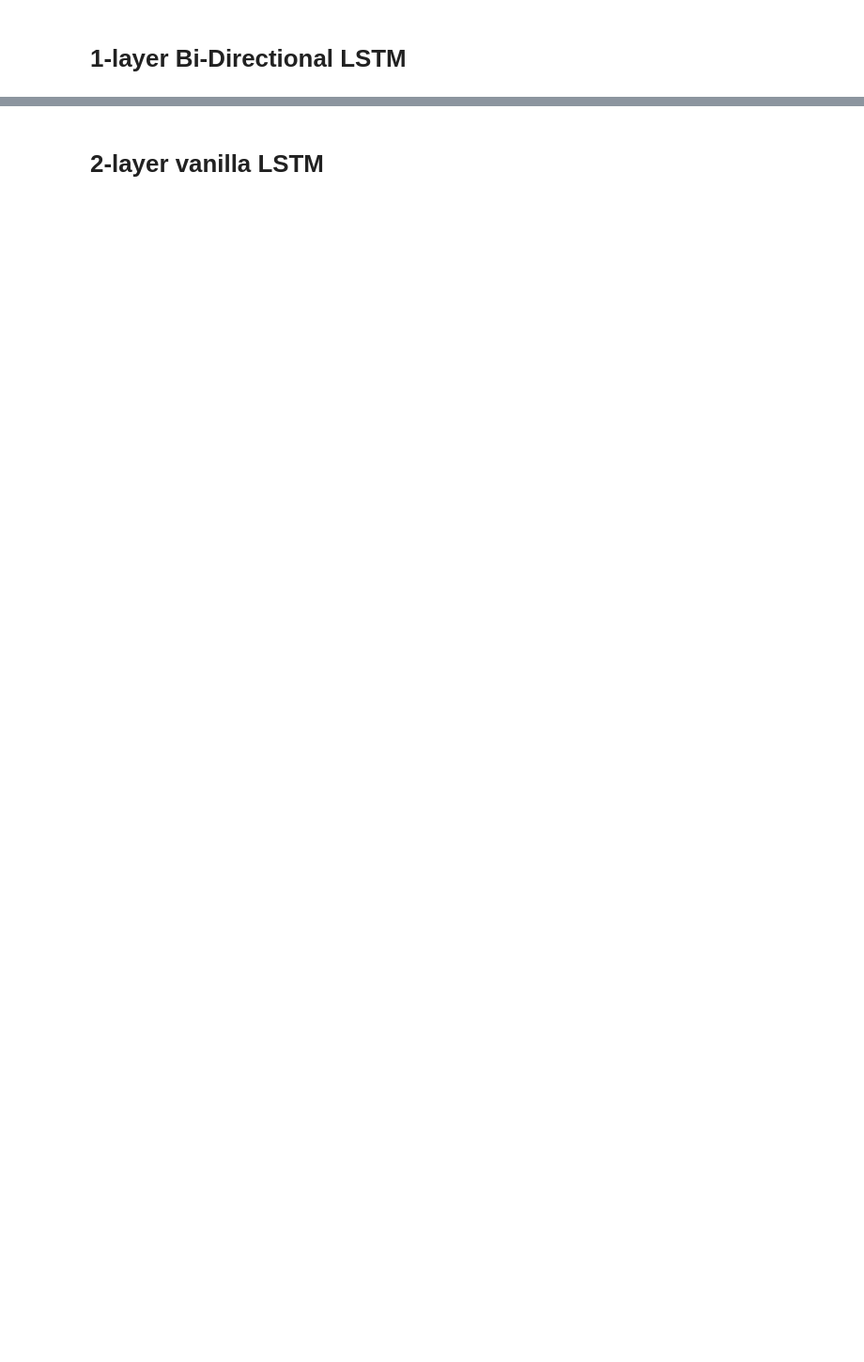
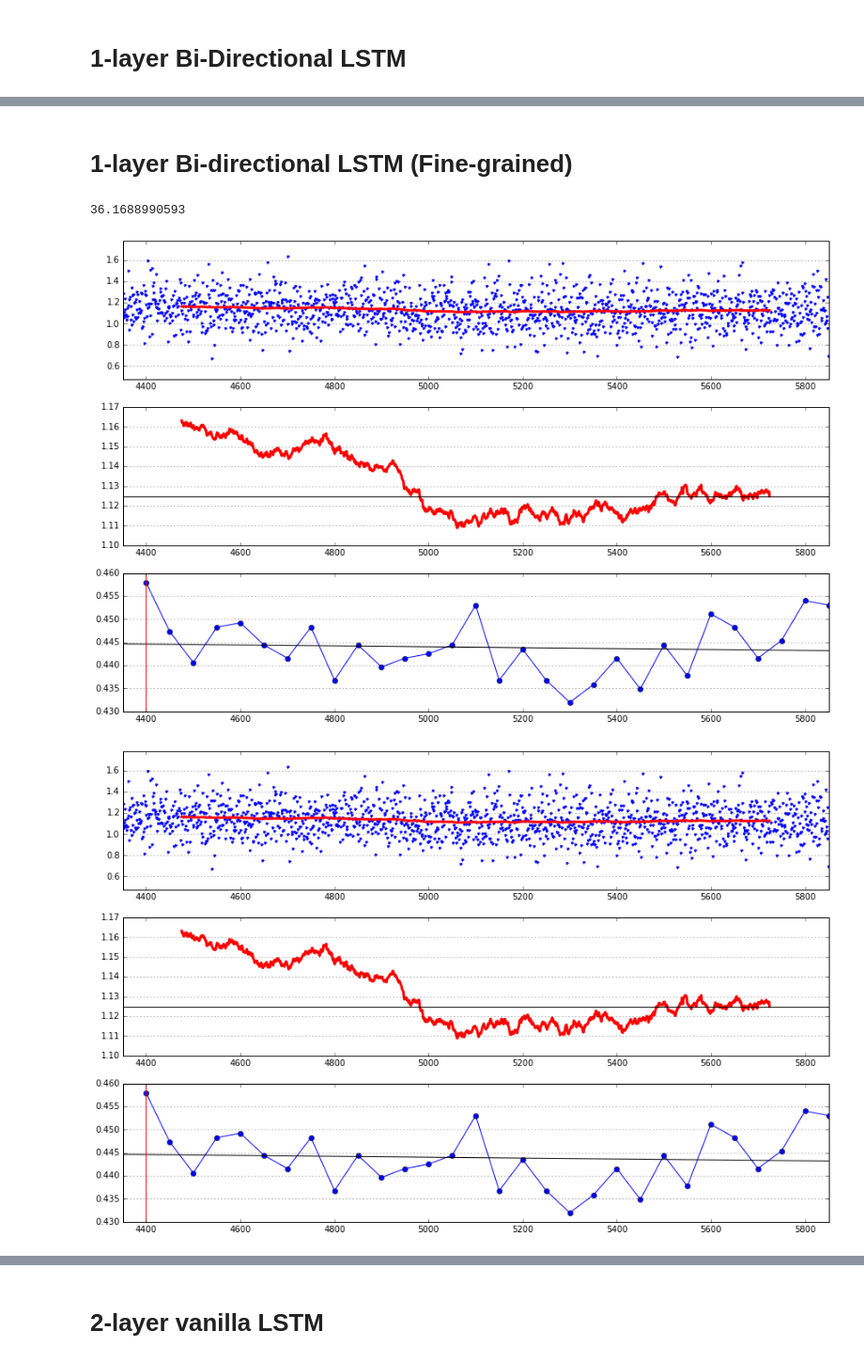
Before and after one commit to alextrott16/sentimiento, a Jupyter notebook: LSTM dev.ipynb, the cells around one changed output, grey strips where cells are left out. Shown at 94% size. Drawn from its saved outputs; the diff is of its cells as text; code cells hidden in the pictures; blank space fills up the shorter version.

```diff
--- a/LSTM dev.ipynb
+++ b/LSTM dev.ipynb
@@ -538,0 +406,24 @@ full_eval(net_LSTM_1B_binary, baseline_mean=87.5, baseline_std=0.5)
+# %% [markdown]
+# 1-layer Bi-directional LSTM (Fine-grained)
+# %%
+# Build a 1-layer vanilla LSTM
+inp_dim = 300
+inp_dropout = 0.5
+layer_specs = [(168, 0.5)]
+
+# Build the LSTM "stack"
+S = network_components.BiLSTM_stack(inp_dim, layer_specs, inp_dropout)
+S.initialize_stack_weights(b_f_offset=1.0)
+# Add the output sigmoid layer
+O = network_components.soft_reader(S.out_dim, 5)
+
+# Create the network
+net_LSTM_1B_fg = network(S, O, bi_flag=True, fine_grained=True, batch_size=25, eval_dev_every=50, alpha=0.005)
+# %% [output]
+36.1688990593
+# %%
+# Train it
+train_do(net_LSTM_1B_fg, no_improve_limit=28, plot_window=1500)
+# %% [output]
+[figure, added]
+[figure, added]
```
Also changed, not shown: parts of 33 cells of this notebook, 1 other file.
